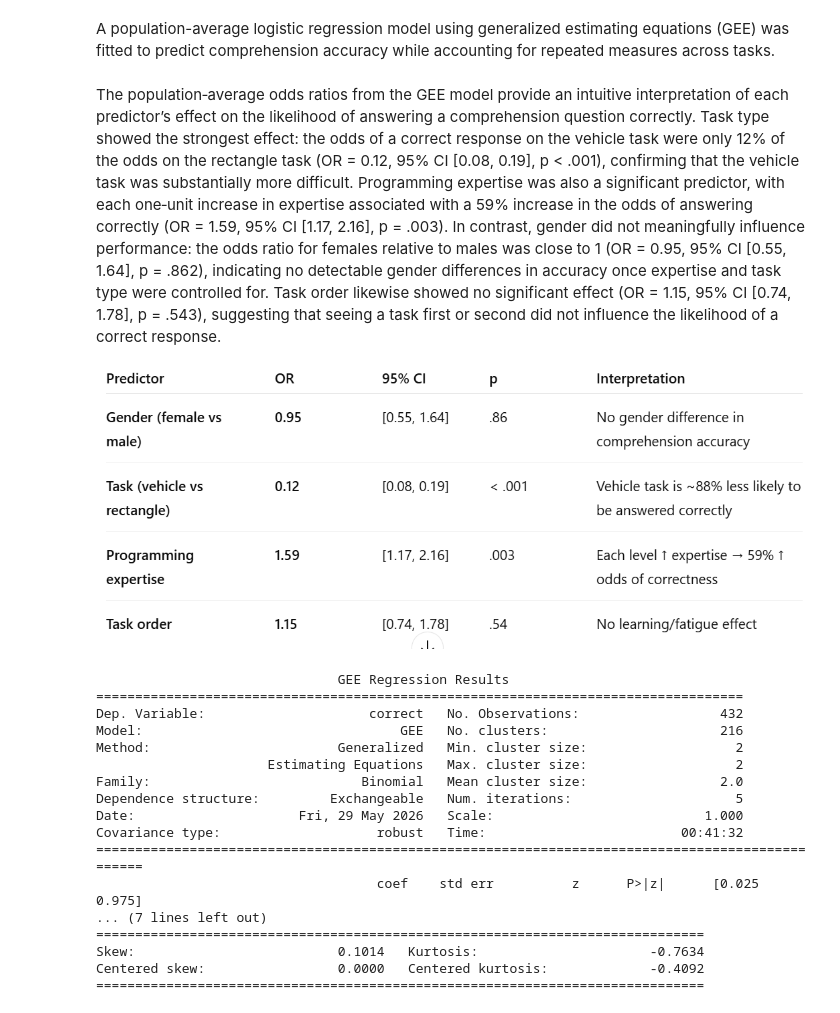
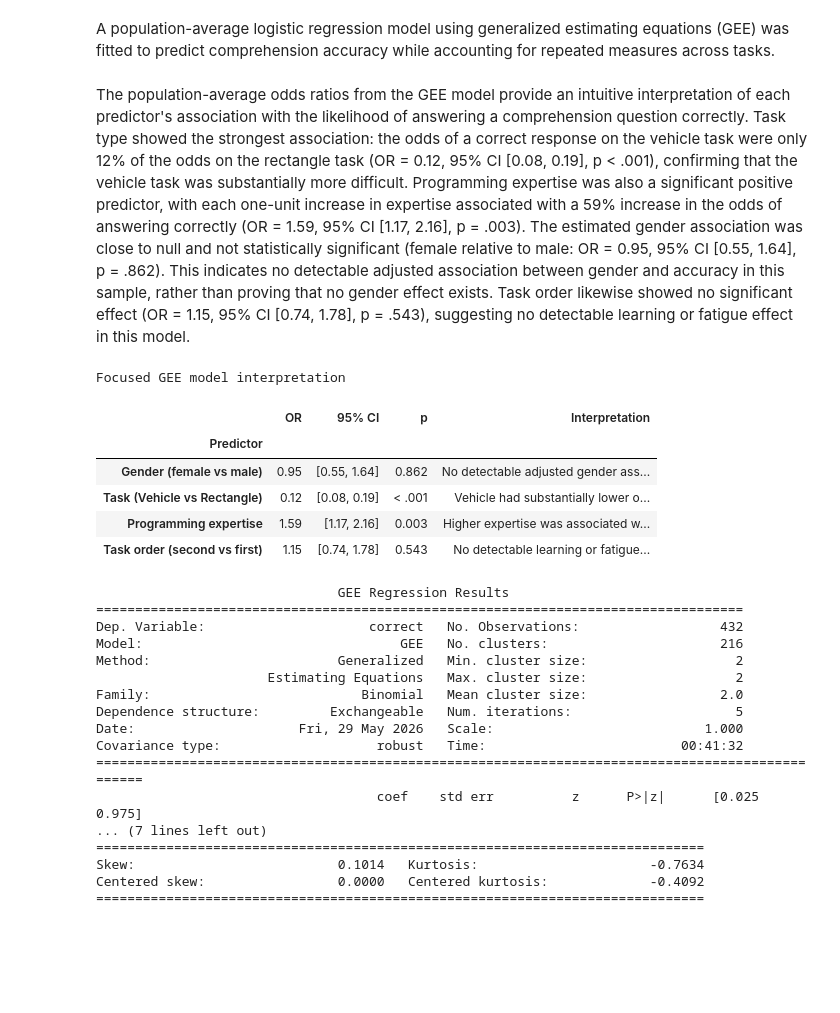
Before and after one commit to hiqb269/EMIP-Toolkit, a Jupyter notebook: JupyterNotebooks/RQ1 - Gender and correctness.ipynb, the cells around one changed output. Cells and saved outputs as stored; diff of their text form; code cells hidden in the pictures; blank space fills up the shorter version.

```diff
--- a/JupyterNotebooks/RQ1 - Gender and correctness.ipynb
+++ b/JupyterNotebooks/RQ1 - Gender and correctness.ipynb
@@ -814,9 +813,64 @@ task_order                 0.1362  1.1459    0.7391    1.7767  0.5427
 # %% [markdown]
 A population-average logistic regression model using generalized estimating equations (GEE) was fitted to predict comprehension accuracy while accounting for repeated measures across tasks.
 # %% [markdown]
-The population‑average odds ratios from the GEE model provide an intuitive interpretation of each predictor’s effect on the likelihood of answering a comprehension question correctly. Task type showed the strongest effect: the odds of a correct response on the vehicle task were only 12% of the odds on the rectangle task (OR = 0.12, 95% CI [0.08, 0.19], p < .001), confirming that the vehicle task was substantially more difficult. Programming expertise was also a significant predictor, with each one‑unit increase in expertise associated with a 59% increase in the odds of answering correctly (OR = 1.59, 95% CI [1.17, 2.16], p = .003). In contrast, gender did not meaningfully influence performance: the odds ratio for females relative to males was close to 1 (OR = 0.95, 95% CI [0.55, 1.64], p = .862), indicating no detectable gender differences in accuracy once expertise and task type were controlled for. Task order likewise showed no significant effect (OR = 1.15, 95% CI [0.74, 1.78], p = .543), suggesting that seeing a task first or second did not influence the likelihood of a correct response.
+The population-average odds ratios from the GEE model provide an intuitive interpretation of each predictor's association with the likelihood of answering a comprehension question correctly. Task type showed the strongest association: the odds of a correct response on the vehicle task were only 12% of the odds on the rectangle task (OR = 0.12, 95% CI [0.08, 0.19], p < .001), confirming that the vehicle task was substantially more difficult. Programming expertise was also a significant positive predictor, with each one-unit increase in expertise associated with a 59% increase in the odds of answering correctly (OR = 1.59, 95% CI [1.17, 2.16], p = .003). The estimated gender association was close to null and not statistically significant (female relative to male: OR = 0.95, 95% CI [0.55, 1.64], p = .862). This indicates no detectable adjusted association between gender and accuracy in this sample, rather than proving that no gender effect exists. Task order likewise showed no significant effect (OR = 1.15, 95% CI [0.74, 1.78], p = .543), suggesting no detectable learning or fatigue effect in this model.
-# %% [markdown]
-![image.png](embedded-picture-1)
+# %%
+# Create a reproducible interpretation table for the focused GEE model.
+predictor_order = [
+    'gender_bin',
+    'C(task)[T.vehicle]',
+    'expertise_programming_num',
+    'task_order'
+]
+
+predictor_labels = {
+    'gender_bin': 'Gender (female vs male)',
+    'C(task)[T.vehicle]': 'Task (Vehicle vs Rectangle)',
+    'expertise_programming_num': 'Programming expertise',
+    'task_order': 'Task order (second vs first)'
+}
+
+interpretations = {
+    'gender_bin': 'No detectable adjusted gender association',
+    'C(task)[T.vehicle]': 'Vehicle had substantially lower odds of a correct response',
+    'expertise_programming_num': 'Higher expertise was associated with higher odds of correctness',
+    'task_order': 'No detectable learning or fatigue effect'
+}
+
+def format_p_value(p_value):
+    return '< .001' if p_value < 0.001 else f'{p_value:.3f}'
+
+gee_interpretation_table = summary_or.loc[predictor_order, ['OR', 'CI_lower', 'CI_upper', 'pvalue']].copy()
+gee_interpretation_table['Predictor'] = gee_interpretation_table.index.map(predictor_labels)
+gee_interpretation_table['OR'] = gee_interpretation_table['OR'].map(lambda value: f'{value:.2f}')
+gee_interpretation_table['95% CI'] = gee_interpretation_table.apply(
+    lambda row: f"[{row['CI_lower']:.2f}, {row['CI_upper']:.2f}]", axis=1
+)
+gee_interpretation_table['p'] = gee_interpretation_table['pvalue'].map(format_p_value)
+gee_interpretation_table['Interpretation'] = gee_interpretation_table.index.map(interpretations)
+gee_interpretation_table = gee_interpretation_table[
+    ['Predictor', 'OR', '95% CI', 'p', 'Interpretation']
+].set_index('Predictor')
+
+display(
+    gee_interpretation_table.style
+    .set_uuid('rq1_gee_interpretation')
+    .set_caption('Focused GEE model interpretation')
+    .set_properties(**{'text-align': 'left', 'white-space': 'normal'})
+    .set_table_styles([
+        {'selector': 'caption', 'props': [('caption-side', 'top'), ('font-weight', 'bold'), ('font-size', '14px')]},
+        {'selector': 'th', 'props': [('text-align', 'left'), ('font-weight', 'bold')]},
+        {'selector': 'td', 'props': [('padding', '8px 12px')]},
+    ])
+)
+# %% [output]
+Focused GEE model interpretation
+|  | OR | 95% CI | p | Interpretation |
+| Predictor |  |  |  |  |
+| Gender (female vs male) | 0.95 | [0.55, 1.64] | 0.862 | No detectable adjusted gender ass... |
+| Task (Vehicle vs Rectangle) | 0.12 | [0.08, 0.19] | < .001 | Vehicle had substantially lower o... |
+| Programming expertise | 1.59 | [1.17, 2.16] | 0.003 | Higher expertise was associated w... |
+| Task order (second vs first) | 1.15 | [0.74, 1.78] | 0.543 | No detectable learning or fatigue... |
 # %%
 # Interaction model to test whether gender effect differs by task
 formula_int = "correct ~ gender_bin * C(task) + expertise_programming_num + task_order"
```
Also changed, not shown: parts of 29 cells of this notebook.
